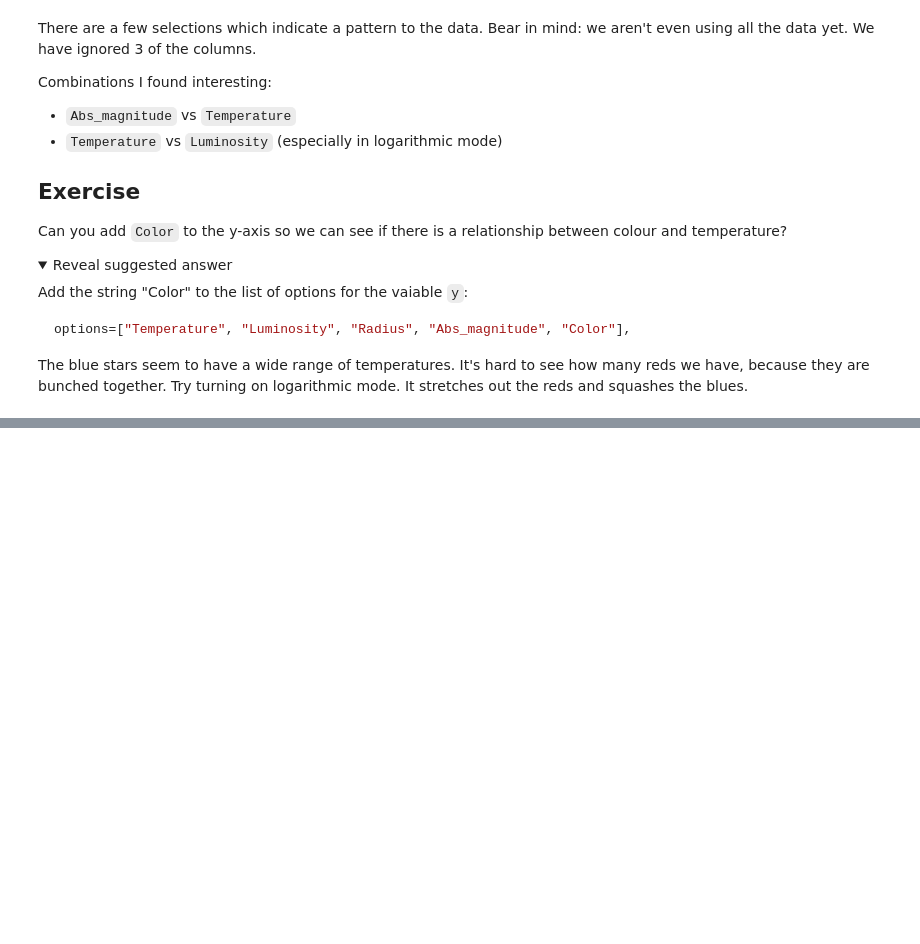
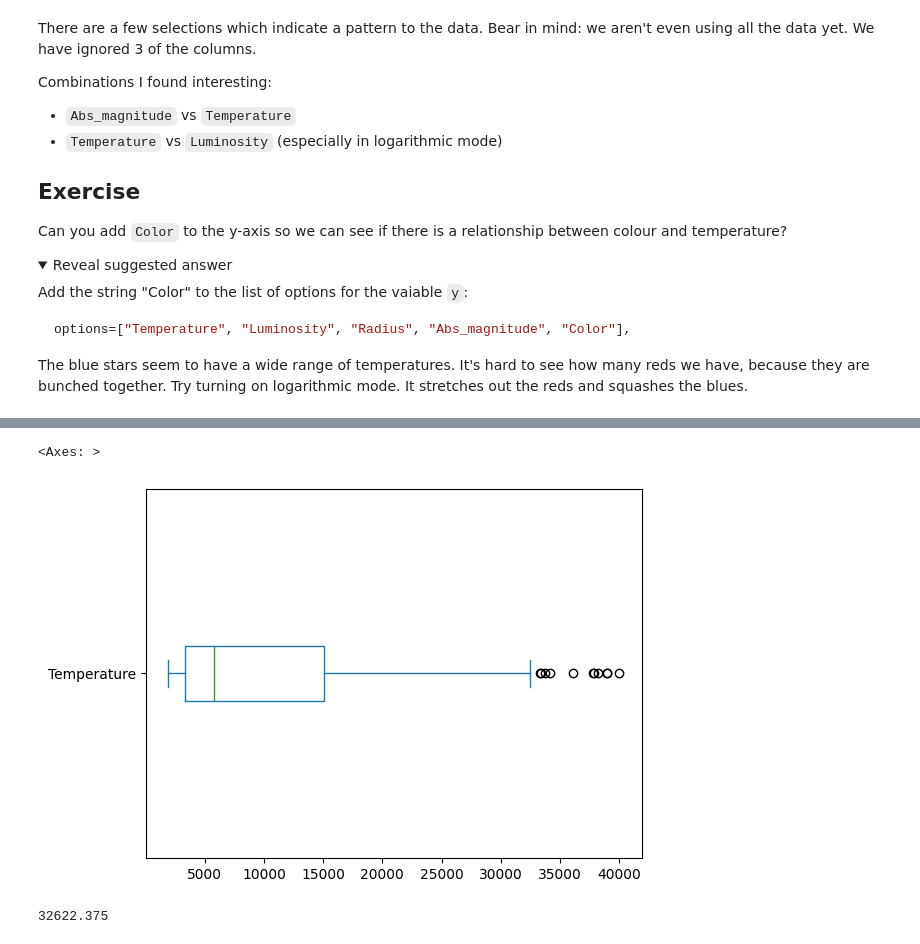
Before and after one commit to jenny4567/intro-to-data-analysis, a Jupyter notebook: stats_bites01/notebooks/02_describe_the_stars.ipynb, the cells around one changed output, grey strips where cells are left out. Saved outputs shown, nothing was run; the diff lists cells and outputs as text; code cells hidden in the pictures; folded sections open; blank space fills up the shorter version.

```diff
--- a/stats_bites01/notebooks/02_describe_the_stars.ipynb
+++ b/stats_bites01/notebooks/02_describe_the_stars.ipynb
@@ -87,0 +157,10 @@ The blue stars seem to have a wide range of temperatures. It's hard to see how m
+# %%
+stars.Temperature.plot.box(vert = False)
+# %% [output]
+<Axes: >
+[figure, added]
+# %%
+above_upp_quart = stars.Temperature.quantile(3/4) + 1.5 * (stars.Temperature.quantile(3/4) - stars.Temperature.quantile(1/4))
+above_upp_quart
+# %% [output]
+32622.375
```
Also changed, not shown: parts of 8 cells of this notebook.
